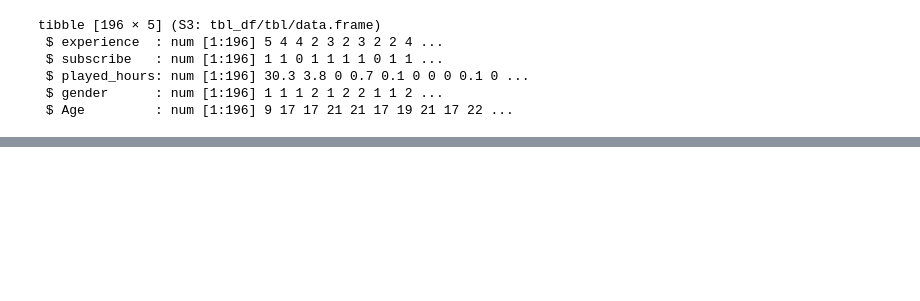
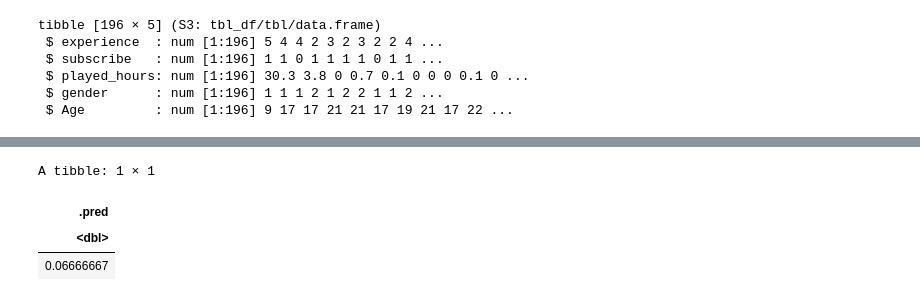
Before and after one commit to rjmc2006/DSCI-100_group_project, a Jupyter notebook: players_numeric.ipynb, the cells around one changed output, grey strips where cells are left out. Saved outputs shown, nothing was run; the diff lists cells and outputs as text; code cells hidden in the pictures; blank space fills up the shorter version.

```diff
--- a/players_numeric.ipynb
+++ b/players_numeric.ipynb
@@ -202 +250,15 @@ A tibble: 1 × 7
+# %%
+new_obs<-tibble(
+  Age = 24,
+  gender = 1,
+  experience= 3,
+  subscribe = 1
+)
+predicted_hours <- predict(players_best_fit, new_obs)
+predicted_hours
+# %% [output]
+A tibble: 1 × 1
+| .pred |
+| <dbl> |
+| 0.06666667 |
 # %%
```
Also changed, not shown: parts of 15 cells of this notebook.
